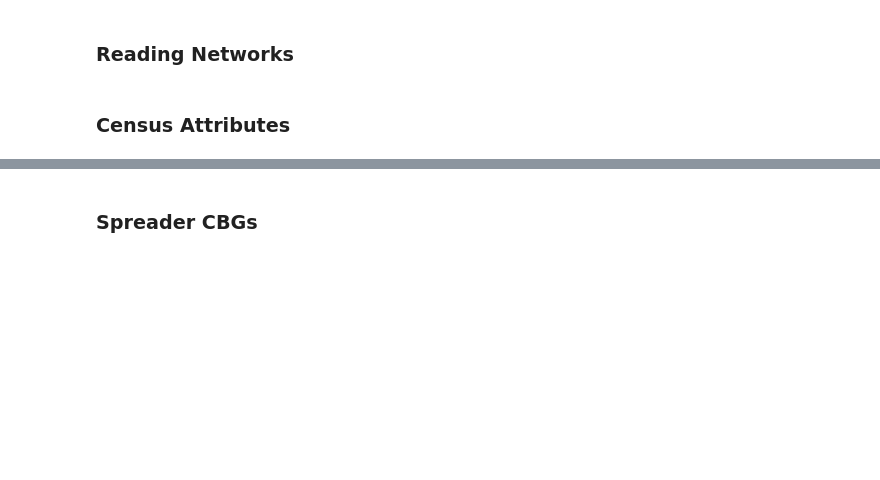
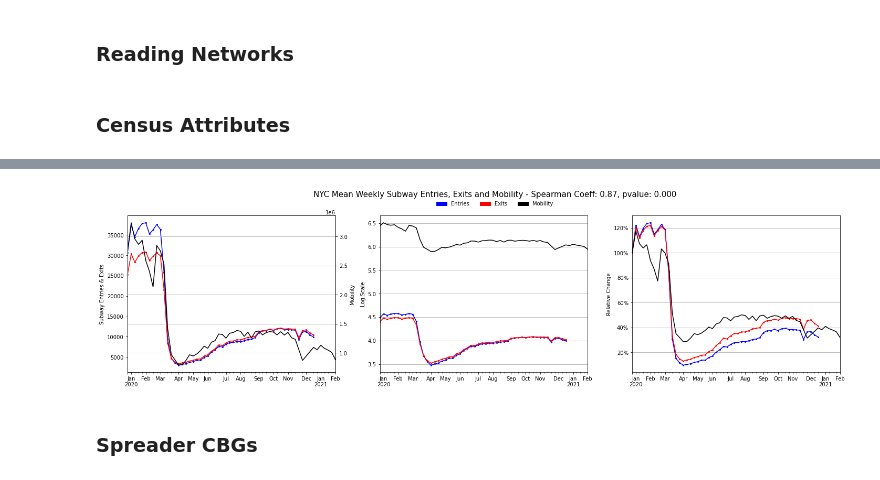
Before and after one commit to hasanalpboz/safegraph-covid19-mobility, a Jupyter notebook: scripts/notebooks/network-centrality-evolution.ipynb, the cells around one changed output, grey strips where cells are left out. Saved outputs shown, nothing was run; the diff lists cells and outputs as text; code cells hidden in the pictures; blank space fills up the shorter version.

```diff
--- a/scripts/notebooks/network-centrality-evolution.ipynb
+++ b/scripts/notebooks/network-centrality-evolution.ipynb
@@ -112,3 +176,77 @@ cases_df = pd.concat(rows, axis=0)
+# %%
+dates = [net[0] for net in nets]
+mob = []
+for tnet in nets:
+    mob.append(np.sum(tnet[1].strength(loops=True, mode='out', weights='visits')))
+
+mobility = pd.Series(mob, index=dates)
+# %%
+entries_color = 'blue'
+exits_color = 'red'
+mob_color = 'black'
+
+fig, axes = plt.subplots(1, 3, figsize=(20, 5))
+
+subway_vals = avg_subway[['entries', 'exits']]
+mob_vals = mobility[mobility.index >= avg_subway.index.min()]
+
+shared_weeks = mob_vals[:subway_vals.shape[0]].index == subway_vals.index
+spearman_coeff, pval = stats.spearmanr(mob_vals.values[:subway_vals.shape[0]][shared_weeks], subway_vals.sum(axis=1).values[shared_weeks])
+
+ax = axes[0]
+
+subway_vals.plot(marker='o', markersize=2, ax=ax, color=[entries_color, exits_color], legend=None)
+ax.set_ylabel('Subway Entries & Exits')
+ax.set_xlabel(None)
+
+ax2 = ax.twinx()
+mob_vals.plot(ax=ax2, color=mob_color, legend=None)
+ax2.set_ylabel('Mobility')
+ax2.grid()
+
+ax_log = axes[1]
+
+np.log10(subway_vals).plot(marker='o', markersize=2, ax=ax_log, color=[entries_color, exits_color], legend=None)
+np.log10(mob_vals).plot(ax=ax_log, color=mob_color, legend=None)
+ax_log.set_ylabel('Log Scale')
+ax_log.grid(axis='y')
+ax_log.set_xlabel(None)
+
+ax_ind = axes[2]
+
+entries_origin, exits_origin = subway_vals.iloc[0, 0], subway_vals.iloc[0, 1]
+subway_vals.iloc[:, 0] /= entries_origin
+subway_vals.iloc[:, 1] /= exits_origin
+
+mob_origin = mob_vals[0]
+mob_vals /= mob_origin
+
+subway_vals.plot(marker='o', markersize=2, ax=ax_ind, color=[entries_color, exits_color], legend=None)
+mob_vals.plot(ax=ax_ind, color=mob_color, legend=None)
+ax_ind.set_ylabel('Relative Change')
+ax_ind.grid(axis='y')
+ax_ind.set_xlabel(None)
+ax_ind.yaxis.set_major_formatter(ticker.FuncFormatter(lambda y, _: f'{y*100:.0f}%'))
+
+entries_patch = mpatches.Patch(color=entries_color)
+exits_patch = mpatches.Patch(color=exits_color)
+mob_patch = mpatches.Patch(color=mob_color)
+
+fig.legend([entries_patch, exits_patch, cases_patch],
+                   ['Entries',
+                    'Exits',
+                    'Mobility'],
+                   loc="center",
+                   ncol=3,
+                   bbox_to_anchor=(0.53, 1.03),
+                   title_fontsize=15,
+                   title=f'NYC Mean Weekly Subway Entries, Exits and Mobility - Spearman Coeff: {spearman_coeff:.2f}, pvalue: {pval:.3f}',
+                   edgecolor='white')
+
+plt.tight_layout()
+fig.savefig(join(FIG_SAVE_DIR, 'nyc-subway-entries-exits-weekly-mobility.png'), bbox_inches='tight')
+# %% [output]
+[figure, added]
 # %% [markdown]
 ### Spreader CBGs
 # %%
```
Also changed, not shown: parts of 12 cells of this notebook, 27 other files.
